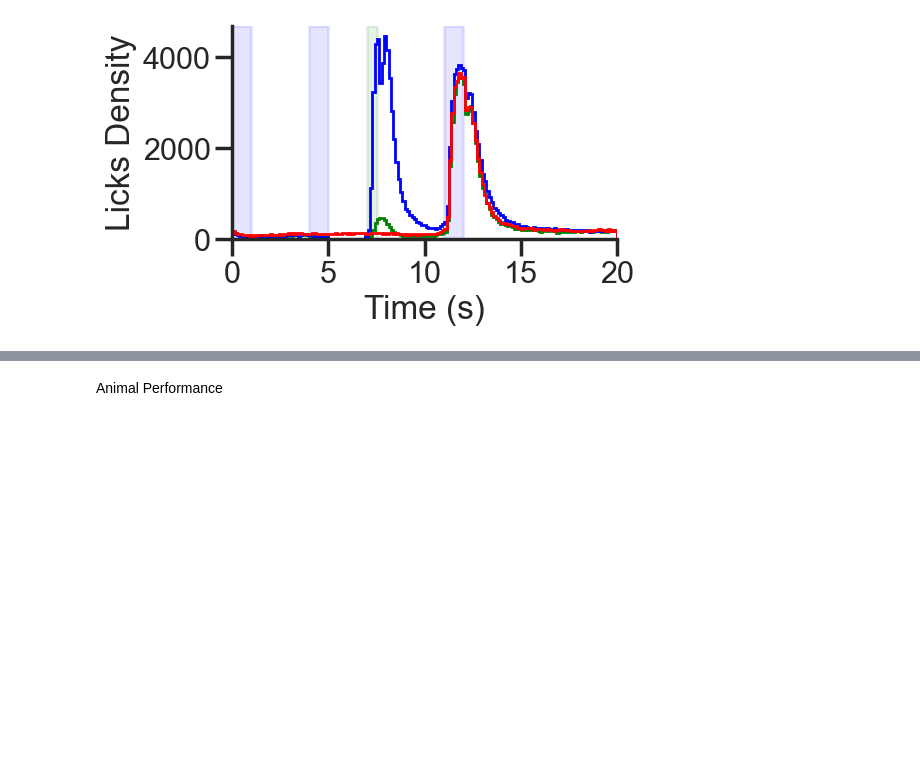
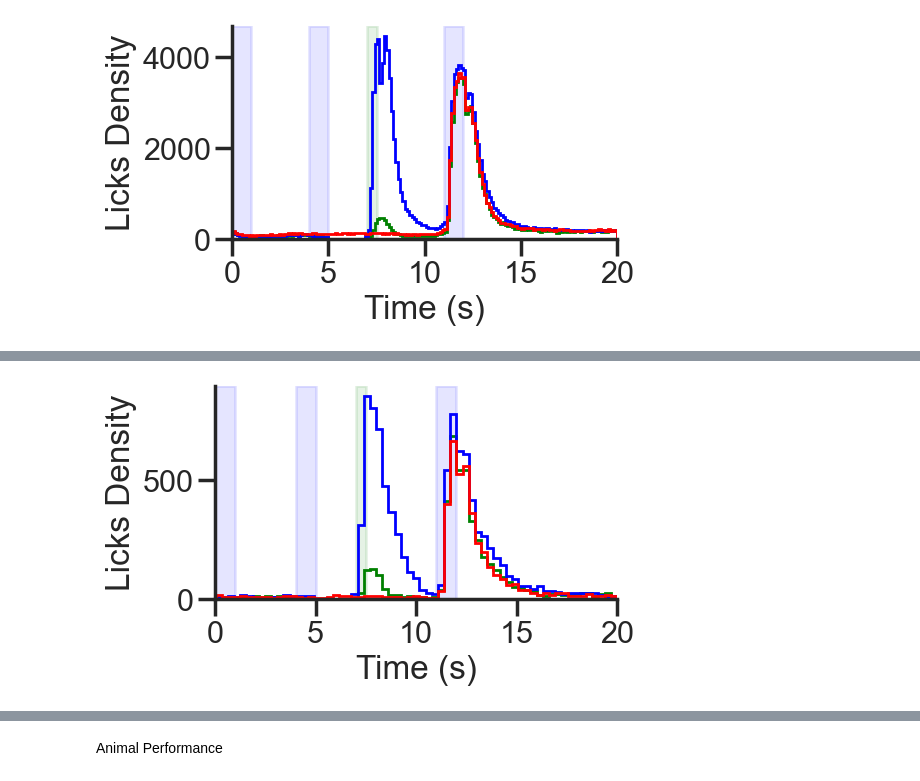
Before and after one commit to kiriclope/HiDN, a Jupyter notebook: notebooks/behavior.ipynb, the cells around one changed output, grey strips where cells are left out. Saved outputs shown, nothing was run; the diff lists cells and outputs as text; code cells hidden in the pictures; blank space fills up the shorter version.

```diff
--- a/notebooks/behavior.ipynb
+++ b/notebooks/behavior.ipynb
@@ -163,0 +175,6 @@ licks_density.shape
+# %%
+i_mouse = 1
+licks_all = [np.hstack(mice_dpa[i_mouse]), np.hstack(mice_go[i_mouse]), np.hstack(mice_nogo[i_mouse])]
+licks_density, bins = plot_licks_hist(licks_all, n_bins='auto')
+# %% [output]
+[figure, added]
```
Also changed, not shown: parts of 7 cells of this notebook.
